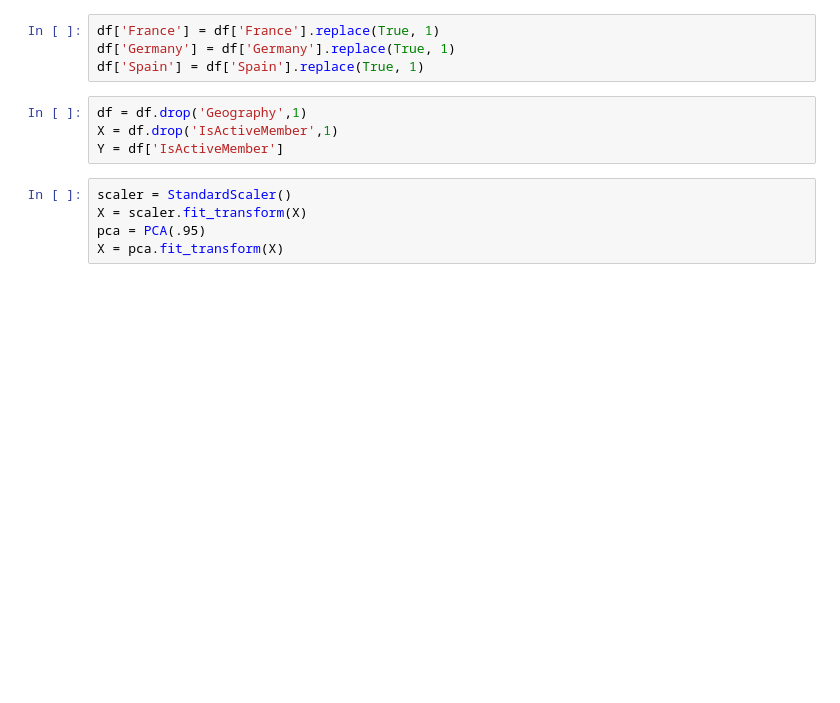
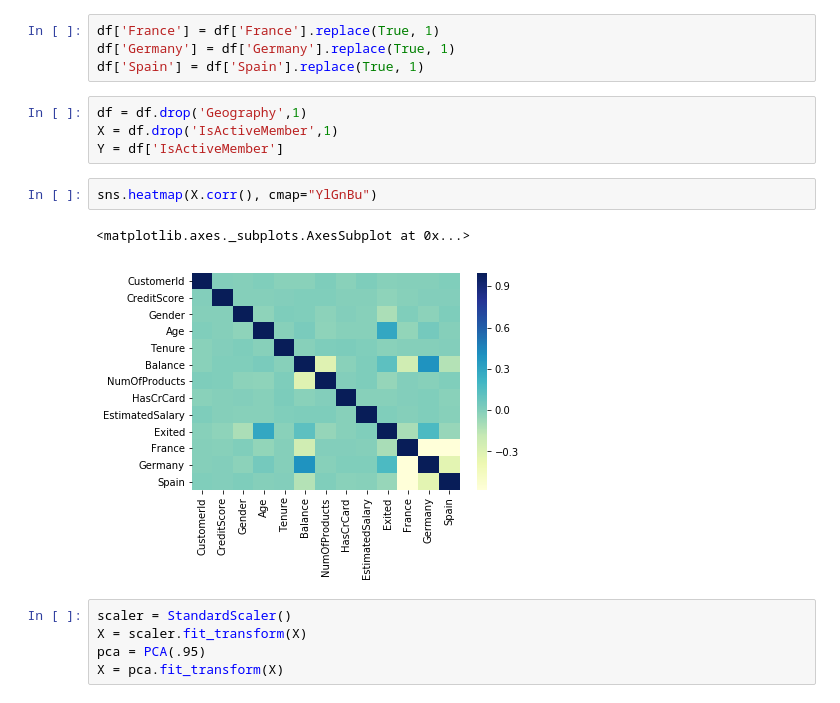
Before and after one commit to vivekpadia70/Thinkful, a Jupyter notebook: Regression challenge 3.3.4.ipynb, the cells around one changed output. Cells and saved outputs as stored; diff of their text form; blank space fills up the shorter version.

```diff
--- a/Regression challenge 3.3.4.ipynb
+++ b/Regression challenge 3.3.4.ipynb
@@ -45,6 +50,11 @@ df['Spain'] = df['Spain'].replace(True, 1)
 df = df.drop('Geography',1)
 X = df.drop('IsActiveMember',1)
 Y = df['IsActiveMember']
+# %%
+sns.heatmap(X.corr(), cmap="YlGnBu")
+# %% [output]
+<matplotlib.axes._subplots.AxesSubplot at 0x...>
+[figure, added]
 # %%
 scaler = StandardScaler()
 X = scaler.fit_transform(X)
```
Also changed, not shown: parts of 8 cells of this notebook, 2 other files.
